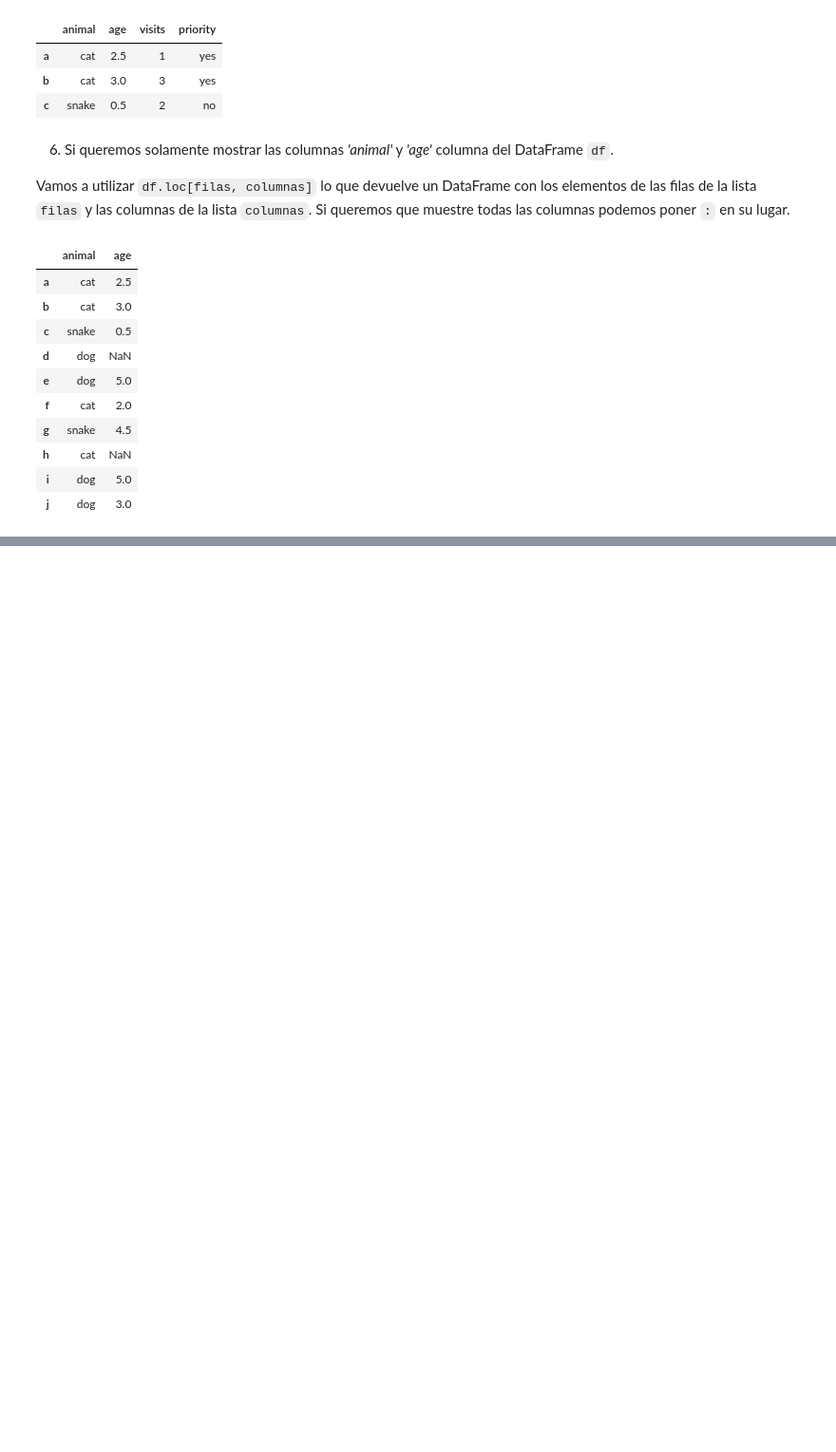
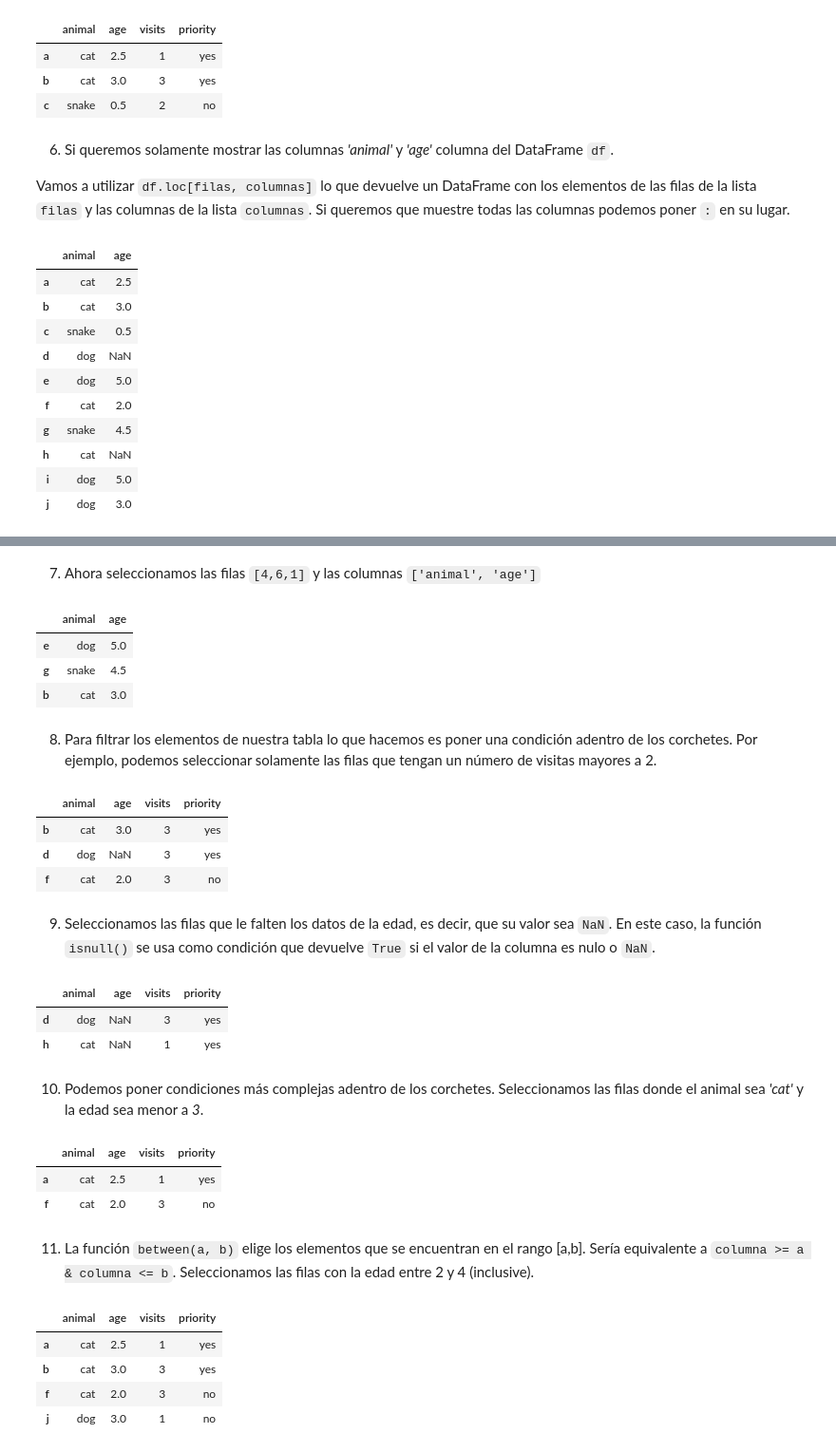
Before and after one commit to PabloDiosquez/Algoritmos_Y_Programacion_UBA, a Jupyter notebook: Pandas.ipynb, the cells around one changed output, grey strips where cells are left out. Shown at 95% size. Cells and saved outputs as stored; diff of their text form; code cells hidden in the pictures; blank space fills up the shorter version.

```diff
--- a/Pandas.ipynb
+++ b/Pandas.ipynb
@@ -121,0 +138,44 @@ df.loc[:, ['animal', 'age']]
+# %% [markdown]
+7. Ahora seleccionamos las filas `[4,6,1]` y las columnas `['animal', 'age']`
+# %%
+df.loc[df.index[[4,6,1]], ['animal', 'age']]
+# %% [output]
+|  | animal | age |
+| e | dog | 5.0 |
+| g | snake | 4.5 |
+| b | cat | 3.0 |
+# %% [markdown]
+8. Para filtrar los elementos de nuestra tabla lo que hacemos es poner una condición adentro de los corchetes. Por ejemplo, podemos seleccionar solamente las filas que tengan un número de visitas mayores a 2.
+# %%
+df[df['visits'] > 2]
+# %% [output]
+|  | animal | age | visits | priority |
+| b | cat | 3.0 | 3 | yes |
+| d | dog | NaN | 3 | yes |
+| f | cat | 2.0 | 3 | no |
+# %% [markdown]
+9. Seleccionamos las filas que le falten los datos de la edad, es decir, que su valor sea `NaN`. En este caso, la función `isnull()` se usa como condición que devuelve `True` si el valor de la columna es nulo o `NaN`.
+# %%
+df[df['age'].isnull()]
+# %% [output]
+|  | animal | age | visits | priority |
+| d | dog | NaN | 3 | yes |
+| h | cat | NaN | 1 | yes |
+# %% [markdown]
+10. Podemos poner condiciones más complejas adentro de los corchetes. Seleccionamos las filas donde el animal sea *'cat'* y la edad sea menor a *3*.
+# %%
+df[(df['animal'] == 'cat') & (df['age'] < 3)]
+# %% [output]
+|  | animal | age | visits | priority |
+| a | cat | 2.5 | 1 | yes |
+| f | cat | 2.0 | 3 | no |
+# %% [markdown]
+11. La función `between(a, b)` elige los elementos que se encuentran en el rango [a,b]. Sería equivalente a `columna >= a & columna <= b`. Seleccionamos las filas con la edad entre 2 y 4 (inclusive).
+# %%
+df[df['age'].between(2, 4)]
+# %% [output]
+|  | animal | age | visits | priority |
+| a | cat | 2.5 | 1 | yes |
+| b | cat | 3.0 | 3 | yes |
+| f | cat | 2.0 | 3 | no |
+| j | dog | 3.0 | 1 | no |
```
Also changed, not shown: parts of 4 cells of this notebook.
